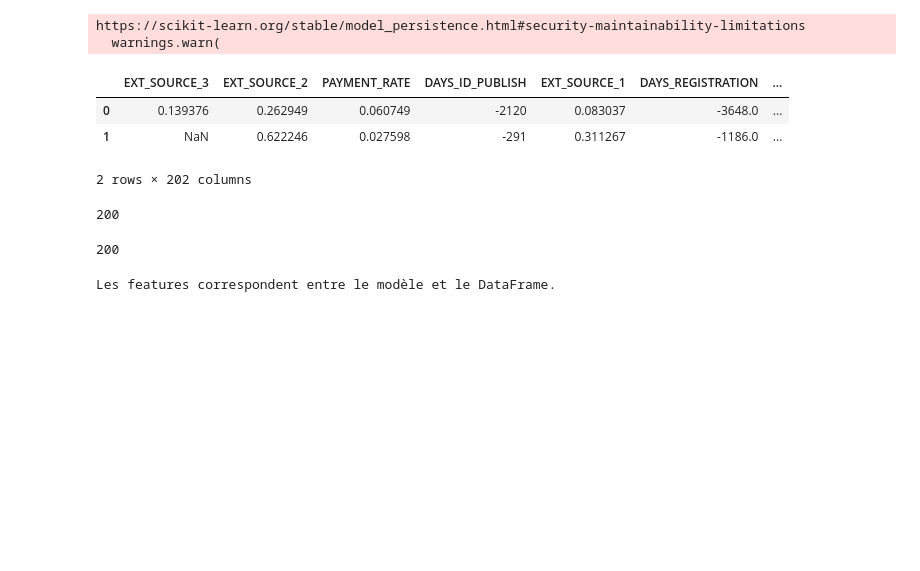
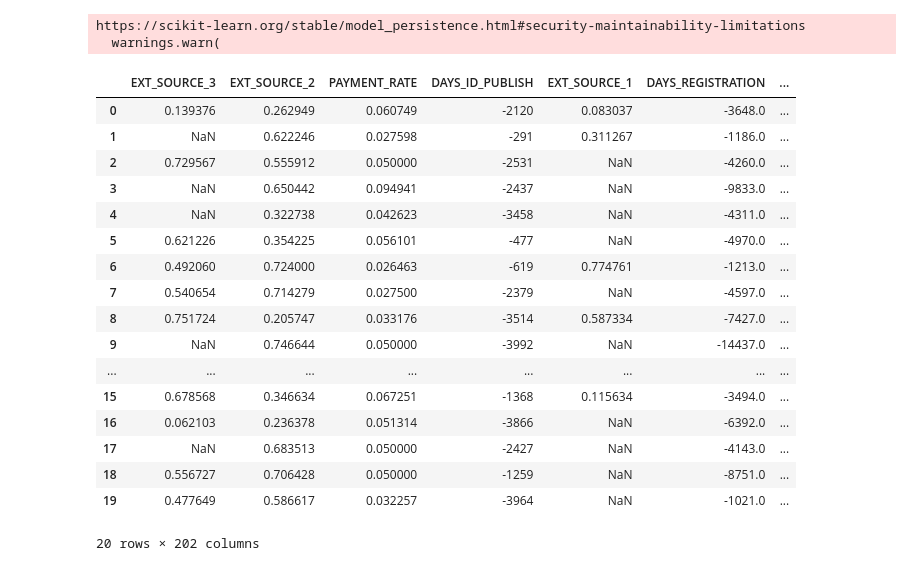
Before and after one commit to amal9bout/Projet7_API, a Jupyter notebook: API.ipynb, the cells around one changed output. Cells and saved outputs as stored; diff of their text form; code cells hidden in the pictures; blank space fills up the shorter version.

```diff
--- a/API.ipynb
+++ b/API.ipynb
@@ -76,4 +132,4 @@ model= joblib.load("C:\\Users\\amal9\\OneDrive\\Documents\\9-Openclassroom\\8-PR
 https://scikit-learn.org/stable/model_persistence.html#security-maintainability-limitations
   warnings.warn(
 # %%
-df = pd.read_csv("C:\\Users\\amal9\\OneDrive\\Documents\\9-Openclassroom\\8-PROJET 7\\api\\Flask_deploy_model-20240621T142241Z-001\\Flask_deploy_model\\df1_final.csv")
+df = pd.read_csv("C:\\Users\\amal9\\OneDrive\\Documents\\9-Openclassroom\\8-PROJET 7\\GIT\\df1_final.csv")
@@ -181,44 +136,24 @@ def predict():
-# %%
-df.head(2)
-# %% [output]
-|  | EXT_SOURCE_3 | EXT_SOURCE_2 | PAYMENT_RATE | DAYS_ID_PUBLISH | EXT_SOURCE_1 | DAYS_REGISTRATION | ... |
-| 0 | 0.139376 | 0.262949 | 0.060749 | -2120 | 0.083037 | -3648.0 | ... |
-| 1 | NaN | 0.622246 | 0.027598 | -291 | 0.311267 | -1186.0 | ... |
-2 rows × 202 columns
-# %%
-# Extraire les features utilisées dans le modèle
-model_features = model.booster_.feature_name()
-display(len(model_features))
-# %% [output]
-200
-# %%
-# Filtrer les données pour un client spécifique
-sk_id_curr = 100002
-client_data = df[df['SK_ID_CURR'] == sk_id_curr]
-
-if client_data.empty:
-    raise ValueError(f'SK_ID_CURR {sk_id_curr} not found')
-
-# Sélectionner les features pour la prédiction (exclure SK_ID_CURR et TARGET)
-features = client_data.drop(['SK_ID_CURR', 'TARGET'], axis=1)
-
-# Vérifier que les features du DataFrame correspondent à celles du modèle
-dataframe_features = features.columns.tolist()
-display(len(dataframe_features)
-        )
-missing_in_model = set(dataframe_features) - set(model_features)
-missing_in_dataframe = set(model_features) - set(dataframe_features)
-
-if not missing_in_model and not missing_in_dataframe:
-    print("Les features correspondent entre le modèle et le DataFrame.")
-else:
-    if missing_in_model:
-        print("Les features suivantes sont dans le DataFrame mais pas dans le modèle:", missing_in_model)
-    if missing_in_dataframe:
-        print("Les features suivantes sont dans le modèle mais pas dans le DataFrame:", missing_in_dataframe)
-# %% [output]
-200
-Les features correspondent entre le modèle et le DataFrame.
+# %%
+display(df.head(20))
+# %% [output]
+|  | EXT_SOURCE_3 | EXT_SOURCE_2 | PAYMENT_RATE | DAYS_ID_PUBLISH | EXT_SOURCE_1 | DAYS_REGISTRATION | ... |
+| 0 | 0.139376 | 0.262949 | 0.060749 | -2120 | 0.083037 | -3648.0 | ... |
+| 1 | NaN | 0.622246 | 0.027598 | -291 | 0.311267 | -1186.0 | ... |
+| 2 | 0.729567 | 0.555912 | 0.050000 | -2531 | NaN | -4260.0 | ... |
+| 3 | NaN | 0.650442 | 0.094941 | -2437 | NaN | -9833.0 | ... |
+| 4 | NaN | 0.322738 | 0.042623 | -3458 | NaN | -4311.0 | ... |
+| 5 | 0.621226 | 0.354225 | 0.056101 | -477 | NaN | -4970.0 | ... |
+| 6 | 0.492060 | 0.724000 | 0.026463 | -619 | 0.774761 | -1213.0 | ... |
+| 7 | 0.540654 | 0.714279 | 0.027500 | -2379 | NaN | -4597.0 | ... |
+| 8 | 0.751724 | 0.205747 | 0.033176 | -3514 | 0.587334 | -7427.0 | ... |
+| 9 | NaN | 0.746644 | 0.050000 | -3992 | NaN | -14437.0 | ... |
+| ... | ... | ... | ... | ... | ... | ... | ... |
+| 15 | 0.678568 | 0.346634 | 0.067251 | -1368 | 0.115634 | -3494.0 | ... |
+| 16 | 0.062103 | 0.236378 | 0.051314 | -3866 | NaN | -6392.0 | ... |
+| 17 | NaN | 0.683513 | 0.050000 | -2427 | NaN | -4143.0 | ... |
+| 18 | 0.556727 | 0.706428 | 0.050000 | -1259 | NaN | -8751.0 | ... |
+| 19 | 0.477649 | 0.586617 | 0.032257 | -3964 | NaN | -1021.0 | ... |
+20 rows × 202 columns
 # %%
 pip install --upgrade lightgbm
 # %% [output]
```
Also changed, not shown: parts of 21 cells of this notebook, 1 other file.
